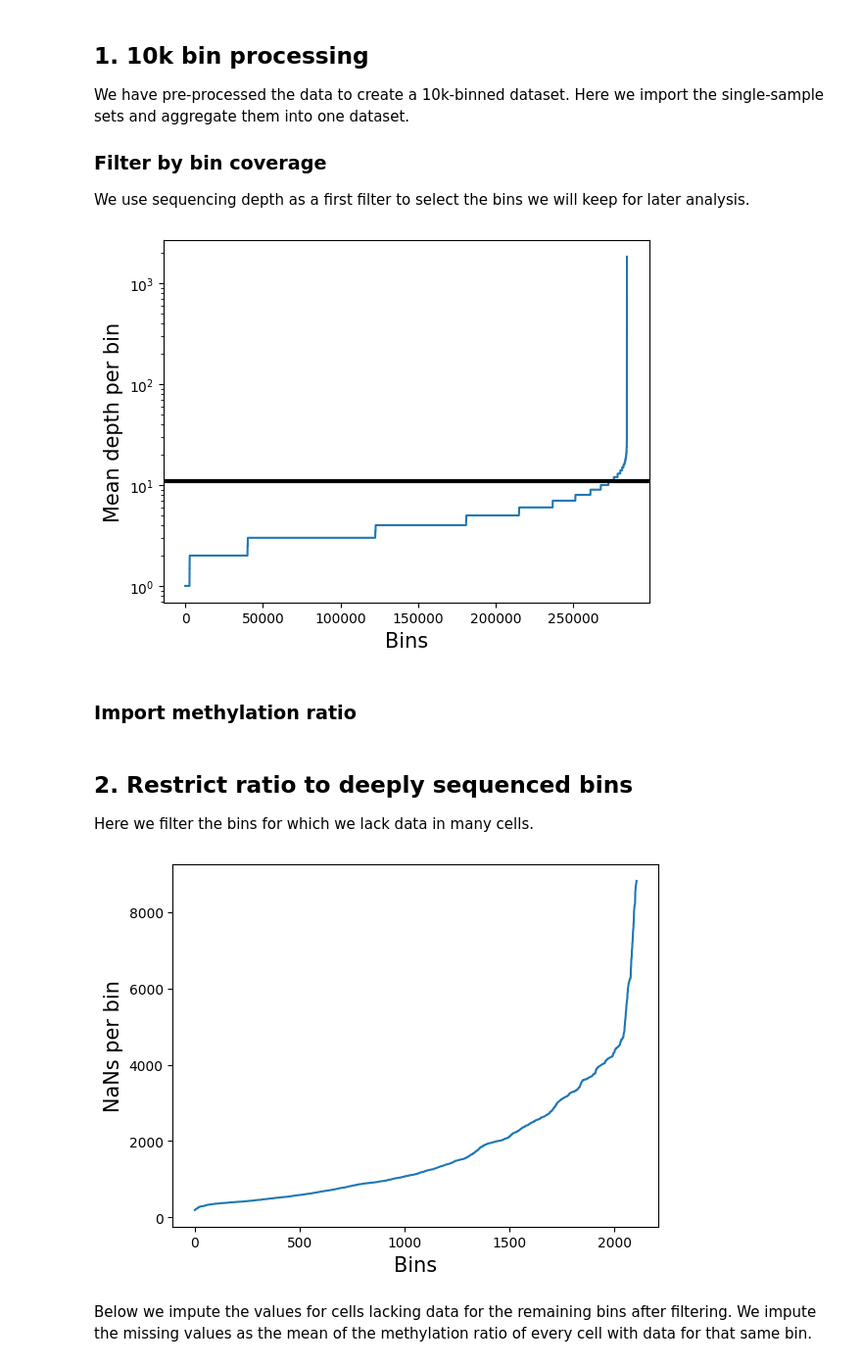
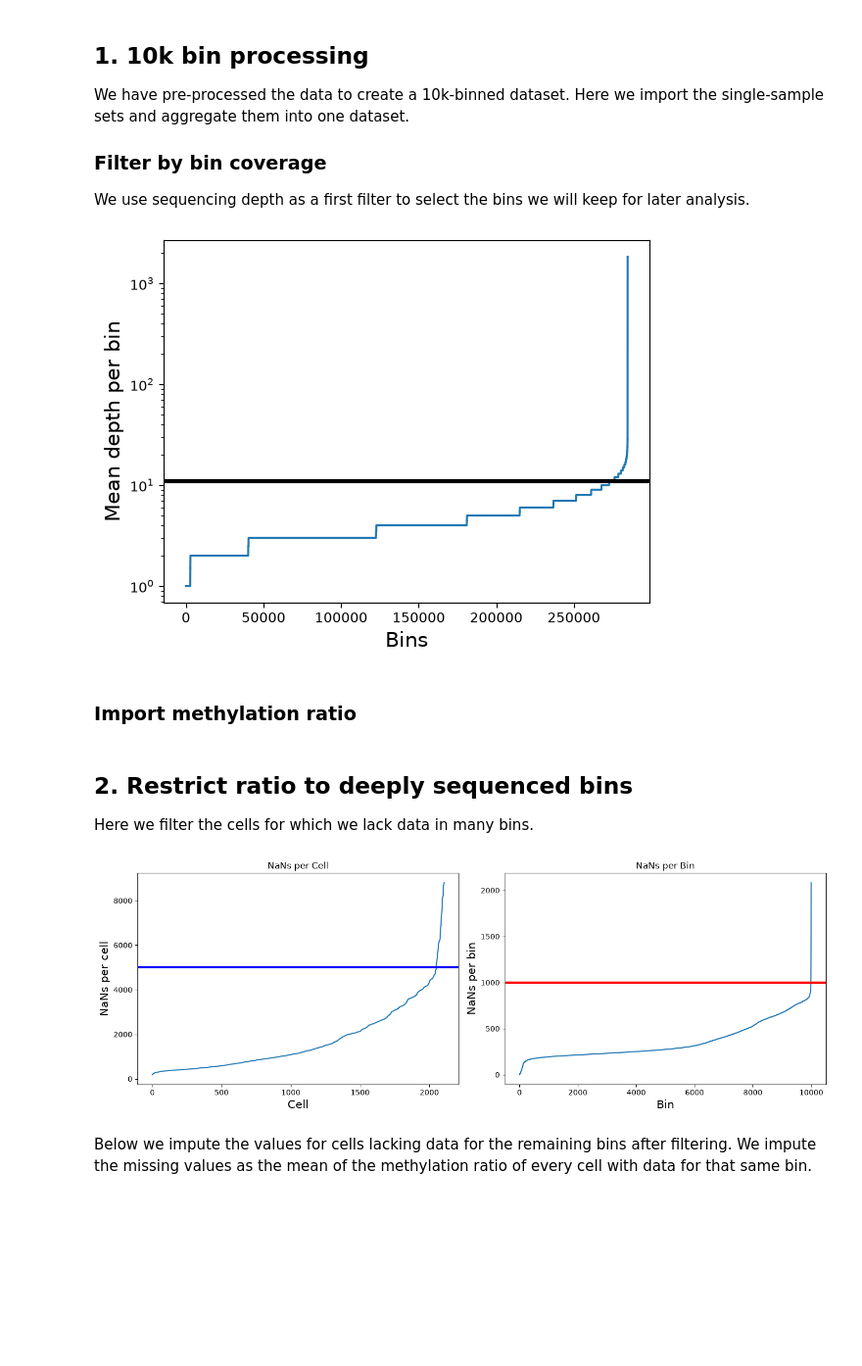
Before and after one commit to bhardwaj-lab/sincei, a Jupyter notebook: docs/content/tutorials/snmCATseq_preprocessing.ipynb, the cells around one changed output. Shown at 98% size. Saved outputs shown, nothing was run; the diff lists cells and outputs as text; code cells hidden in the pictures; blank space fills up the shorter version.

```diff
--- a/docs/content/tutorials/snmCATseq_preprocessing.ipynb
+++ b/docs/content/tutorials/snmCATseq_preprocessing.ipynb
@@ -69,11 +70,11 @@ relevant_bins = bin_depth_ranking_df.tail(10000).index
 relevant_bins = np.array(relevant_bins).astype(str)
 relevant_bins = relevant_bins[relevant_bins != 'nan']
 
-np.savetxt(f"snmC2Tseq_eckerlab/top_bins_{data_type}.txt", relevant_bins.astype(str), fmt='%s')
+np.savetxt(f"snmCATseq_eckerlab/top_bins_{data_type}.txt", relevant_bins.astype(str), fmt='%s')
 # %% [output]
-[figure, old version]
+[figure, new version]
 # %%
-relevant_bins = np.loadtxt(f"snmC2Tseq_eckerlab/top_bins_{data_type}.txt", dtype=str)
+relevant_bins = np.loadtxt(f"snmCATseq_eckerlab/top_bins_{data_type}.txt", dtype=str)
 # %% [markdown]
 ### Import methylation ratio
 # %%
@@ -81,7 +82,7 @@ def format_one_sample_ratio(f, output_type=data_type, relevant_bins=None):
     # output_type: GCYN or HCGN
     df = pd.read_csv(f, sep='\t').set_index('ctxt')
     df = df.loc[output_type].set_index('binID')
-
+    df = df[df.index.notnull()]
     # Keep relevant bins
     if relevant_bins is not None:
         df = df.loc[np.intersect1d(df.index.astype(str), relevant_bins)]
@@ -93,14 +94,14 @@ def format_one_sample_ratio(f, output_type=data_type, relevant_bins=None):
     df = df.loc[[e for e in df.index if type(e) is str]]
     return ((output_type, f), df)
 # %%
-bin_dir = 'snmC2Tseq_eckerlab/binned_10kb_all'
+bin_dir = 'snmCATseq_eckerlab/binned_10kb_all'
 formatted_df = Parallel(n_jobs=32, verbose=0)(
     delayed(format_one_sample_ratio)(
         os.path.join(bin_dir, f),
         relevant_bins=relevant_bins,
         output_type=data_type
     )
-    for f in tqdm.tqdm(os.listdir(bin_dir))
+    for f in tqdm(os.listdir(bin_dir))
 )
 
 formatted_df = pd.concat(dict(formatted_df), axis=1)
@@ -109,13 +110,31 @@ formatted_df = formatted_df.loc[
 ]
 # %% [markdown]
 ## 2. Restrict ratio to deeply sequenced bins
-Here we filter the bins for which we lack data in many cells.
+
+
+Here we filter the cells for which we lack data in many bins.
 # %%
-sorted_navals = formatted_df.isna().sum(axis=0).sort_values()
-plt.plot(sorted_navals.values)
-plt.axhline(sorted_navals.tail(4000).values[0], linewidth=3, color='black')
-plt.ylabel('NaNs per bin', fontsize=15)
-plt.xlabel('Bins', fontsize=15)
+fig, (ax1, ax2) = plt.subplots(1, 2, figsize=(14, 5))
+
+# NaNs per cell
+sorted_nans_cells = formatted_df.isna().sum(axis=0).sort_values()
+ax1.plot(sorted_nans_cells.values)
+ax1.axhline(5000, linewidth=3, color='blue')
+ax1.set_ylabel('NaNs per cell', fontsize=15)
+ax1.set_xlabel('Cell', fontsize=15)
+ax1.set_title('NaNs per Cell')
+
+# NaNs per bin
+sorted_nans_bins = formatted_df.isna().sum(axis=1).sort_values()
+ax2.plot(sorted_nans_bins.values)
+ax2.axhline(1000, linewidth=3, color='red')
+ax2.set_ylabel('NaNs per bin', fontsize=15)
+ax2.set_xlabel('Bin', fontsize=15)
+ax2.set_title('NaNs per Bin')
+
+
+plt.tight_layout()
+plt.show()
 # %% [output]
-[figure, old version]
+[figure, new version]
 # %%
```
Also changed, not shown: parts of 19 cells of this notebook.
